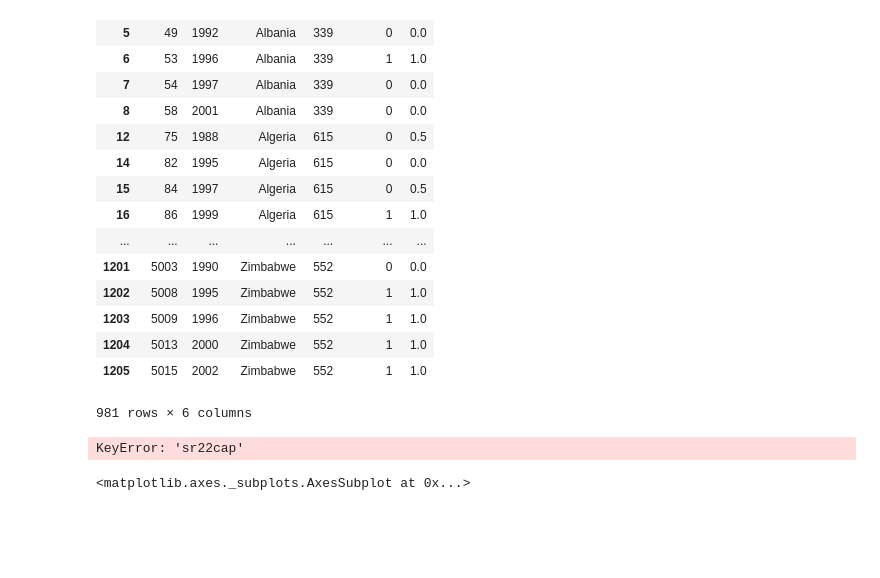
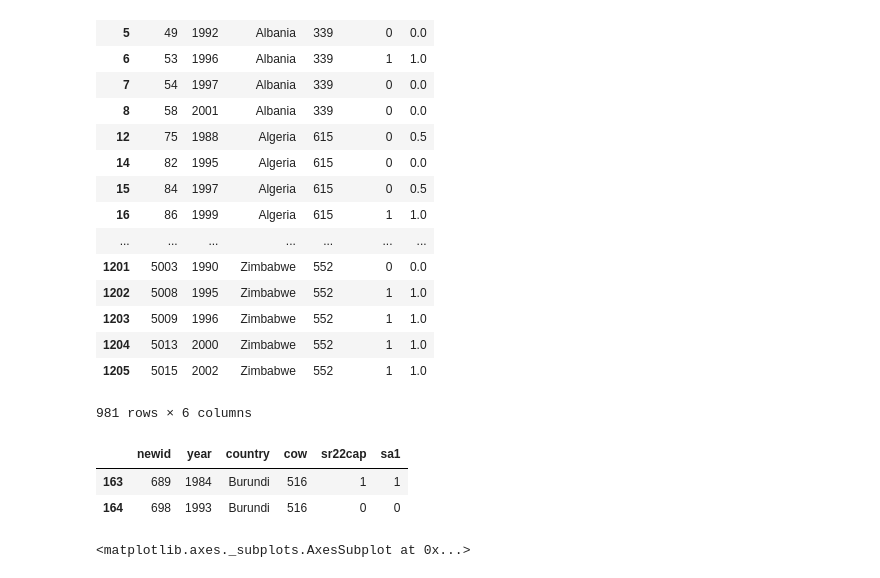
Before and after one commit to rahulsmehta/election-fidelity, a Jupyter notebook: election-fidelity-analysis.ipynb, the cells around one changed output. Saved outputs shown, nothing was run; the diff lists cells and outputs as text; code cells hidden in the pictures; blank space fills up the shorter version.

```diff
--- a/election-fidelity-analysis.ipynb
+++ b/election-fidelity-analysis.ipynb
@@ -68,13 +68,15 @@ sa2
 | 1205 | 5015 | 2002 | Zimbabwe | 552 | 1 | 1.0 |
 981 rows × 6 columns
 # %%
-adf = sa2[sa2['country'] == "Rwanda"]
-adf = adf[~adf['newid'].isin([3750])]
+adf = sa2[sa2['country'] == "Burundi"]
+# adf = adf[~adf['newid'].isin([3750])]
 
-adf = adf.pivot(index='year',columns='country', values='sr22cap')
+# adf = adf.pivot(index='year',columns='country', values='sr22cap')
 adf
 # %% [output]
-KeyError: 'sr22cap'
+|  | newid | year | country | cow | sr22cap | sa1 |
+| 163 | 689 | 1984 | Burundi | 516 | 1 | 1 |
+| 164 | 698 | 1993 | Burundi | 516 | 0 | 0 |
 # %%
 adf.plot(ylim=[-1,5],xlim=[1994,2004],marker='o')
 # %% [output]
```
Also changed, not shown: parts of 5 cells of this notebook, 11 other files.
